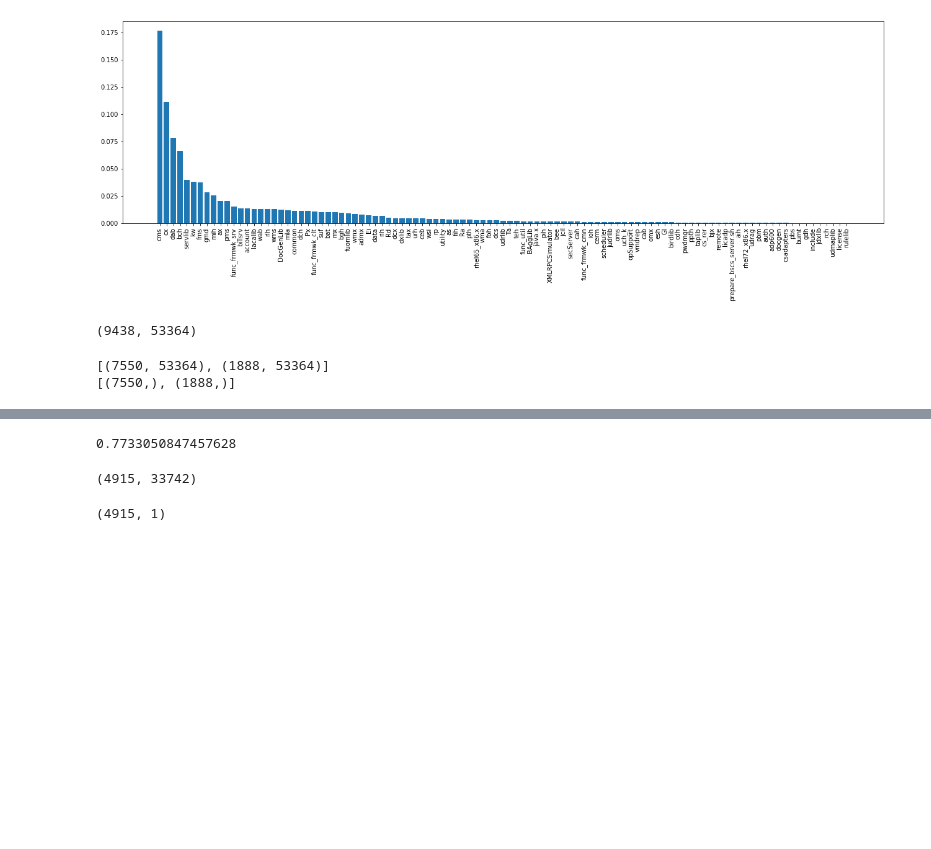
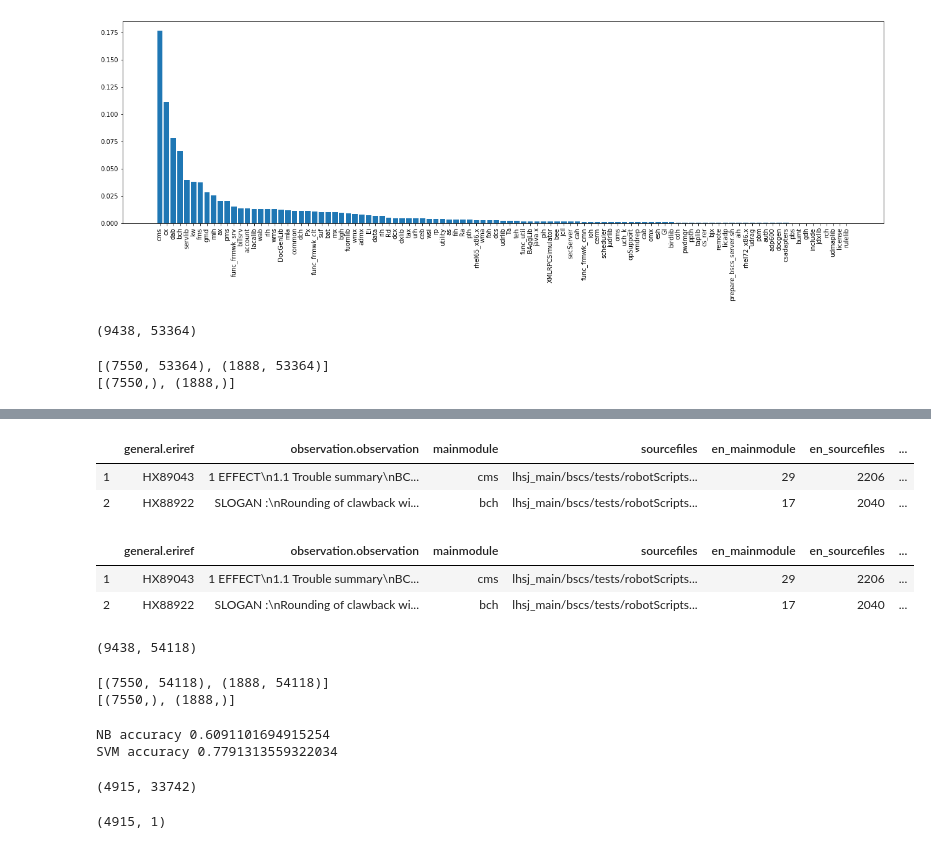
Before and after one commit to abdelaziz-sayed/trouble_shoot, a Jupyter notebook: troubleshoot_advisor.ipynb, the cells around one changed output, grey strips where cells are left out. Cells and saved outputs as stored; diff of their text form; code cells hidden in the pictures; blank space fills up the shorter version.

```diff
--- a/troubleshoot_advisor.ipynb
+++ b/troubleshoot_advisor.ipynb
@@ -9,6 +9,11 @@ from sklearn.preprocessing import LabelEncoder
 import matplotlib.pyplot as plt
 %matplotlib inline
 import numpy as np
+from nltk.corpus import stopwords
+# Stemming with NLTK
+from nltk.stem.snowball import SnowballStemmer
+sw = stopwords.words("english")
+stemmer=SnowballStemmer("english")
 # %%
 df=pd.read_excel('troubleshoot_data_set.xlsx')
 df.head(3)
@@ -247,11 +272,49 @@ print(accuracy_score(y_test, y_pred))
+# %%
+new_df['stemmed']=new_df['unstemmed'].apply(lambda x: [stemmer.stem(y) for y in x])
+new_df.head(2)
+# %% [output]
+|  | general.eriref | observation.observation | mainmodule | sourcefiles | en_mainmodule | en_sourcefiles | ... |
+| 1 | HX89043 | 1 EFFECT\n1.1 Trouble summary\nBC... | cms | lhsj_main/bscs/tests/robotScripts... | 29 | 2206 | ... |
+| 2 | HX88922 | SLOGAN :\nRounding of clawback wi... | bch | lhsj_main/bscs/tests/robotScripts... | 17 | 2040 | ... |
+# %%
+new_df['stemmed']=new_df['stemmed'].apply(lambda x:" ".join(x))
+new_df.head(2)
+# %% [output]
+|  | general.eriref | observation.observation | mainmodule | sourcefiles | en_mainmodule | en_sourcefiles | ... |
+| 1 | HX89043 | 1 EFFECT\n1.1 Trouble summary\nBC... | cms | lhsj_main/bscs/tests/robotScripts... | 29 | 2206 | ... |
+| 2 | HX88922 | SLOGAN :\nRounding of clawback wi... | bch | lhsj_main/bscs/tests/robotScripts... | 17 | 2040 | ... |
+# %%
+# Vectorize the stemmed data
+X_main_stem =  feature_extraction.text.CountVectorizer(lowercase=True,stop_words=sw,ngram_range = (1,1))
+X_main_stem = X_main_stem.fit_transform(new_df["stemmed"])
+X_main_stem.shape
+# %% [output]
+(9438, 54118)
+# %%
+y_main_stem=new_df['mainmodule']
+X_train_stem, X_test_stem, y_train_stem, y_test_stem = model_selection.train_test_split(X_main_stem, y_main_stem, test_size=0.2, random_state=42)
+print([X_train_stem.shape, X_test_stem.shape])
+print([y_train_stem.shape, y_test_stem.shape])
+# %% [output]
+[(7550, 54118), (1888, 54118)]
+[(7550,), (1888,)]
 # %%
+from sklearn.metrics import precision_score, classification_report, roc_auc_score,average_precision_score,accuracy_score
+
+#model = MultinomialNB()
+
+clf = MultinomialNB()
+clf.fit(X_train_stem, y_train_stem)
+y_pred_stem = clf.predict(X_test_stem)
+print("NB accuracy {}".format(accuracy_score(y_test_stem, y_pred_stem)))
 from sklearn.svm import SVC
 sv_clf = SVC(kernel="rbf",C=10000,gamma='auto')
-sv_clf.fit(X_train, y_train)
-sv_pred=sv_clf.predict(X_test)
-print(accuracy_score(y_test, sv_pred))
+sv_clf.fit(X_train_stem, y_train_stem)
+sv_pred_stem=sv_clf.predict(X_test_stem)
+print("SVM accuracy {}".format(accuracy_score(y_test_stem, sv_pred_stem)))
 # %% [output]
-0.7733050847457628
+NB accuracy 0.6091101694915254
+SVM accuracy 0.7791313559322034
 # %%
 # predict the source file
 X_source =  feature_extraction.text.CountVectorizer(stop_words = 'english')
```
Also changed, not shown: parts of 3 cells of this notebook.
